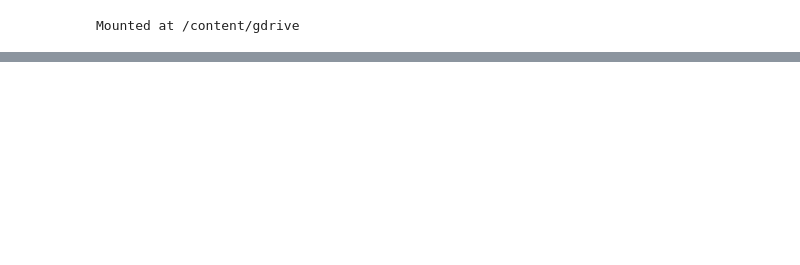
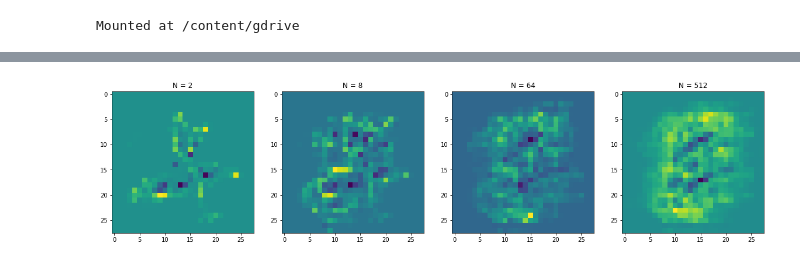
Before and after one commit to VasundharaAgarwal/GANFingerprinting, a Jupyter notebook: Fingerprint_Generation.ipynb, the cells around one changed output, grey strips where cells are left out. Cells and saved outputs as stored; diff of their text form; code cells hidden in the pictures; blank space fills up the shorter version.

```diff
--- a/Fingerprint_Generation.ipynb
+++ b/Fingerprint_Generation.ipynb
@@ -92,0 +107,4 @@ np.random.seed(manualSeed)
+# %%
+compute_fingerprint(2, "median blur")
+# %% [output]
+[figure, added]
```
Also changed, not shown: parts of 28 cells of this notebook.
